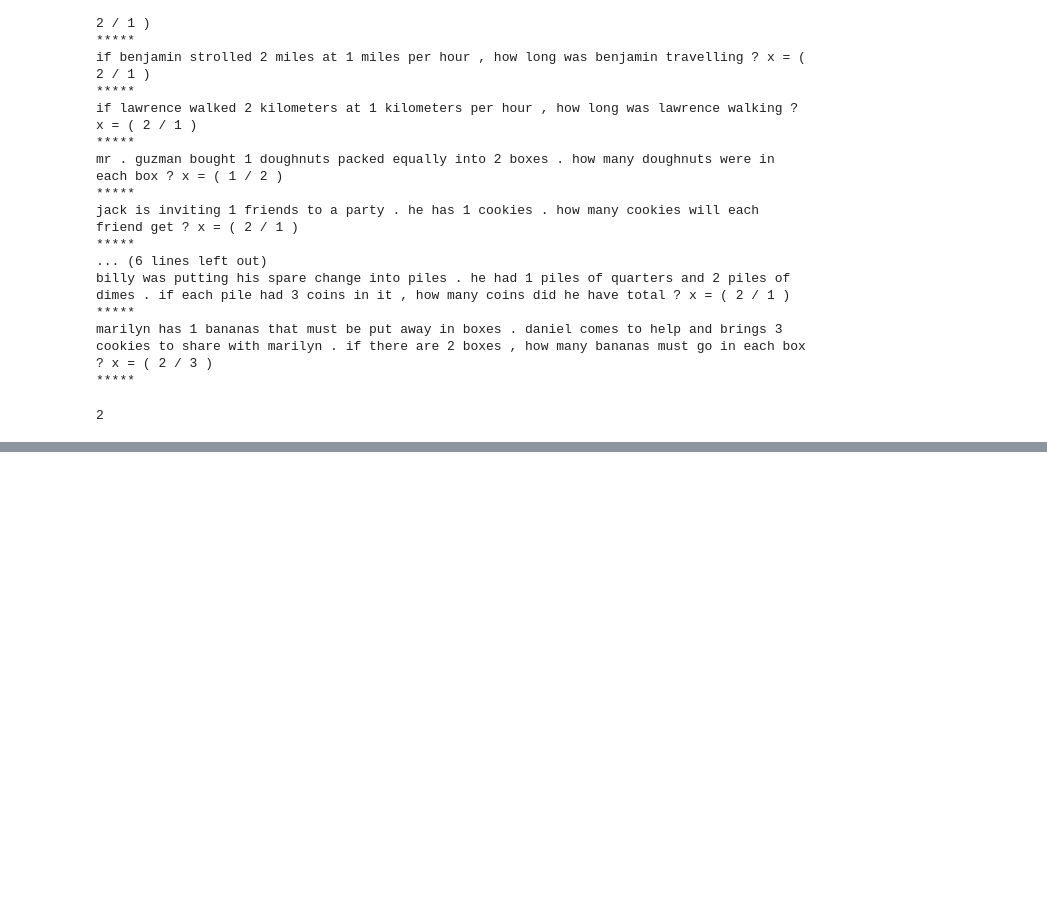
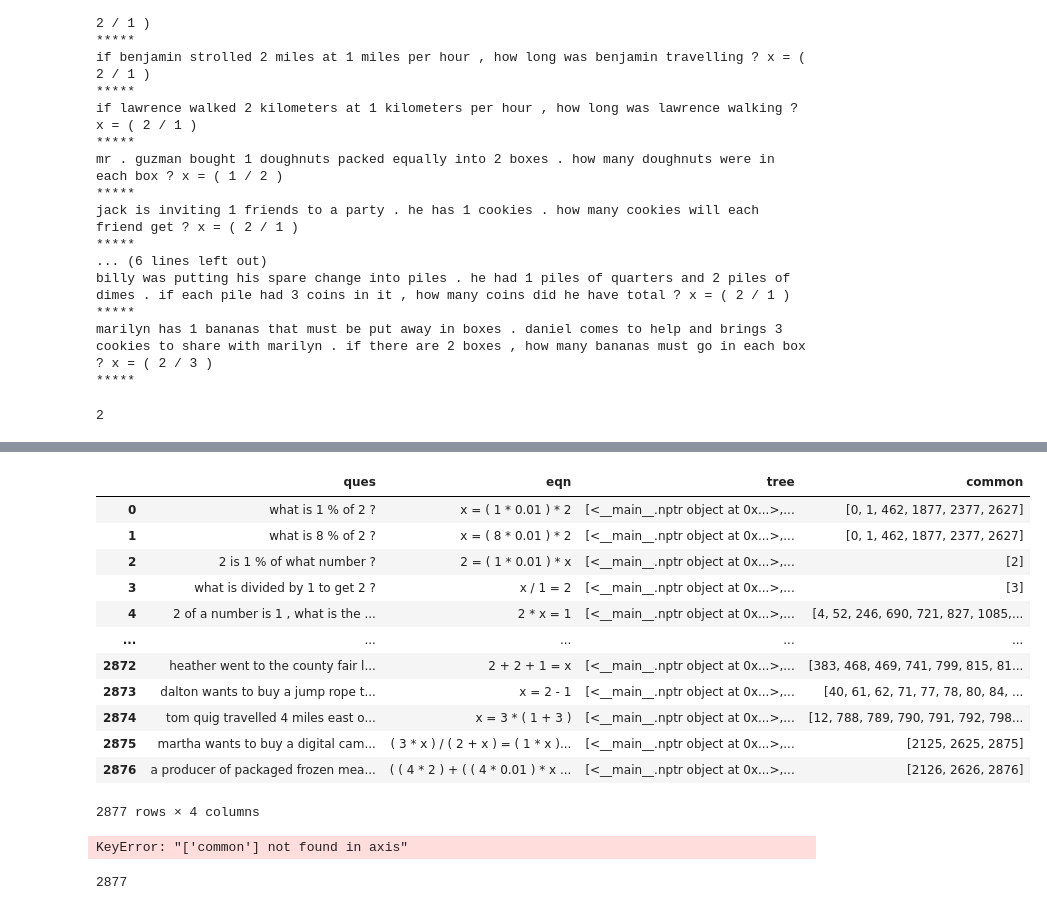
Before and after one commit to ADS-AI/mwp-ie-backend, a Jupyter notebook: preprocess.ipynb, the cells around one changed output, grey strips where cells are left out. Saved outputs shown, nothing was run; the diff lists cells and outputs as text; code cells hidden in the pictures; blank space fills up the shorter version.

```diff
--- a/preprocess.ipynb
+++ b/preprocess.ipynb
@@ -240,0 +237,16 @@ Name: tree, dtype: object
+# %%
+df_temp
+# %% [output]
+|  | ques | eqn | tree | common |
+| 0 | what is 1 % of 2 ? | x = ( 1 * 0.01 ) * 2 | [<__main__.nptr object at 0x...>,... | [0, 1, 462, 1877, 2377, 2627] |
+| 1 | what is 8 % of 2 ? | x = ( 8 * 0.01 ) * 2 | [<__main__.nptr object at 0x...>,... | [0, 1, 462, 1877, 2377, 2627] |
+| 2 | 2 is 1 % of what number ? | 2 = ( 1 * 0.01 ) * x | [<__main__.nptr object at 0x...>,... | [2] |
+| 3 | what is divided by 1 to get 2 ? | x / 1 = 2 | [<__main__.nptr object at 0x...>,... | [3] |
+| 4 | 2 of a number is 1 , what is the ... | 2 * x = 1 | [<__main__.nptr object at 0x...>,... | [4, 52, 246, 690, 721, 827, 1085,... |
+| ... | ... | ... | ... | ... |
+| 2872 | heather went to the county fair l... | 2 + 2 + 1 = x | [<__main__.nptr object at 0x...>,... | [383, 468, 469, 741, 799, 815, 81... |
+| 2873 | dalton wants to buy a jump rope t... | x = 2 - 1 | [<__main__.nptr object at 0x...>,... | [40, 61, 62, 71, 77, 78, 80, 84, ... |
+| 2874 | tom quig travelled 4 miles east o... | x = 3 * ( 1 + 3 ) | [<__main__.nptr object at 0x...>,... | [12, 788, 789, 790, 791, 792, 798... |
+| 2875 | martha wants to buy a digital cam... | ( 3 * x ) / ( 2 + x ) = ( 1 * x )... | [<__main__.nptr object at 0x...>,... | [2125, 2625, 2875] |
+| 2876 | a producer of packaged frozen mea... | ( ( 4 * 2 ) + ( ( 4 * 0.01 ) * x ... | [<__main__.nptr object at 0x...>,... | [2126, 2626, 2876] |
+2877 rows × 4 columns
@@ -240,0 +257,4 @@ Name: tree, dtype: object
+# %%
+df_temp.drop('common', axis = 1, inplace=True)
+# %% [output]
+KeyError: "['common'] not found in axis"
@@ -240,0 +263,4 @@ Name: tree, dtype: object
+# %%
+len(df_temp)
+# %% [output]
+2877
```
Also changed, not shown: parts of 10 cells of this notebook, 8 other files.
